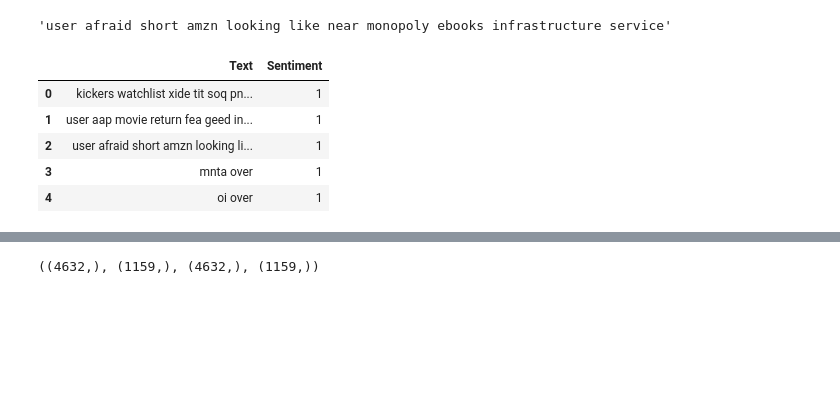
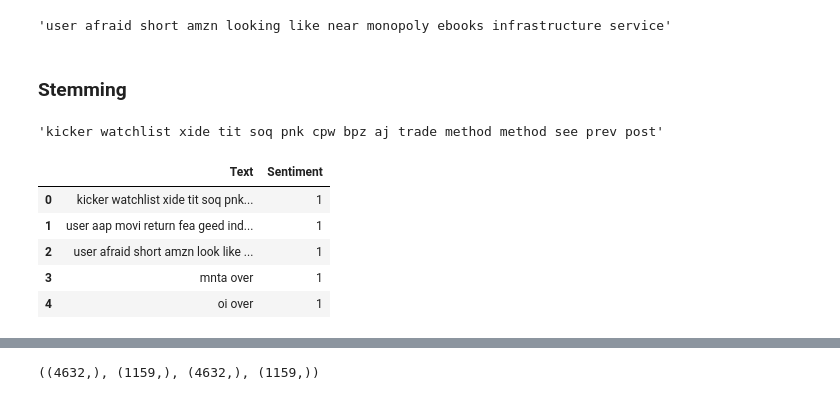
Before and after one commit to raageth/financial-sentiment-analysis, a Jupyter notebook: classifier.ipynb, the cells around one changed output, grey strips where cells are left out. Saved outputs shown, nothing was run; the diff lists cells and outputs as text; code cells hidden in the pictures; blank space fills up the shorter version.

```diff
--- a/classifier.ipynb
+++ b/classifier.ipynb
@@ -81,3 +80,5 @@ tx = "user I'd be afraid to short AMZN - and they are looking like a near-monopo
 process_text(tx)
 # %% [output]
 'user afraid short amzn looking like near monopoly ebooks infrastructure service'
+# %% [markdown]
+### Stemming
@@ -84,13 +93,17 @@ process_text(tx)
+# %%
+tx = 'kickers watchlist xide tit soq pnk cpw bpz aj trade method method see prev posts'
+stem_text(tx)
+# %% [output]
+'kicker watchlist xide tit soq pnk cpw bpz aj trade method method see prev post'
 # %%
-df['Text'] = df['Text'].apply(lambda x: process_text(x))
+df['Text'] = df['Text'].apply(lambda x: stem_text(process_text(x)))
+df.head()
+# %% [output]
+|  | Text | Sentiment |
+| 0 | kicker watchlist xide tit soq pnk... | 1 |
+| 1 | user aap movi return fea geed ind... | 1 |
+| 2 | user afraid short amzn look like ... | 1 |
+| 3 | mnta over | 1 |
+| 4 | oi over | 1 |
-# %%
-df.head()
-# %% [output]
-|  | Text | Sentiment |
-| 0 | kickers watchlist xide tit soq pn... | 1 |
-| 1 | user aap movie return fea geed in... | 1 |
-| 2 | user afraid short amzn looking li... | 1 |
-| 3 | mnta over | 1 |
-| 4 | oi over | 1 |
 # %%
 # Check if the exceptions affects the sentiment
```
Also changed, not shown: parts of 27 cells of this notebook, 3 other files.
